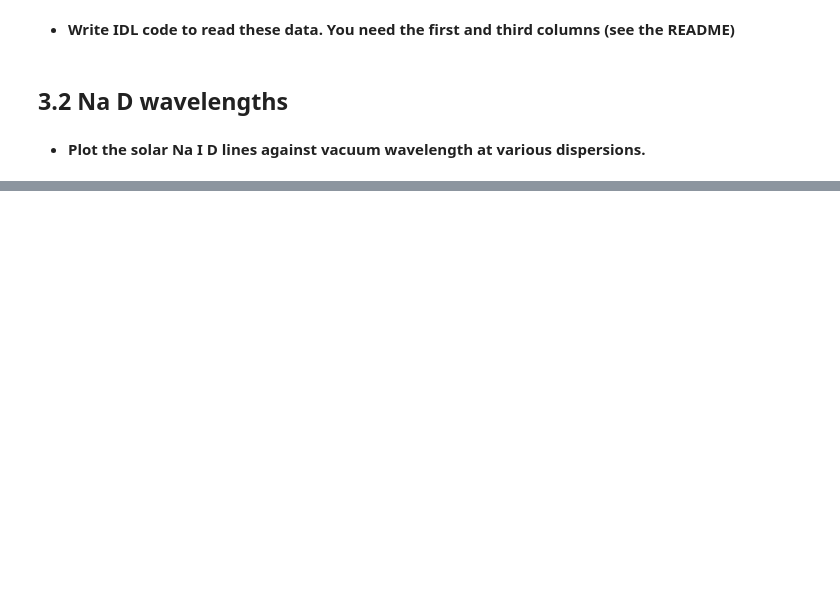
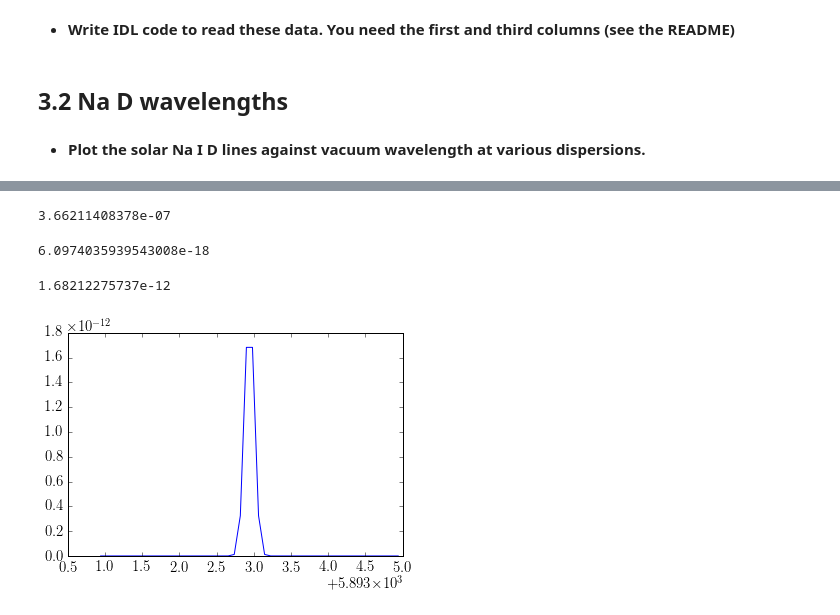
Before and after one commit to mattcwilde/Classes, a Jupyter notebook: ASTR521/HW6-LabB3/Lab-B3.ipynb, the cells around one changed output, grey strips where cells are left out. Cells and saved outputs as stored; diff of their text form; code cells hidden in the pictures; blank space fills up the shorter version.

```diff
--- a/ASTR521/HW6-LabB3/Lab-B3.ipynb
+++ b/ASTR521/HW6-LabB3/Lab-B3.ipynb
@@ -66,0 +174,7 @@ plt.show()
+# %%
+print sahabolt(T[40], nel[40], 1, 1)
+# %% [output]
+3.66211408378e-07
+# %%
+def H(a,v):
+    return np.exp(-v**2) + a/(np.sqrt(np.pi)*v**2)
@@ -66,0 +262,14 @@ plt.show()
+# %%
+NaD1_ext(5995.94, T[40], nel[40], n_Htotal[40], vturb[40], ptot[40], 1e4)
+# %% [output]
+6.0974035939543008e-18
+# %%
+# short_wave = wave_air[(wave_air > 5887) & (wave_air < 5892)][::10]
+short_wave = np.linspace(5893.94, 5897.94, 50) #was 500
+lam0 = 5895.94
+plt.plot(short_wave, NaD1_ext(short_wave, T[40], nel[40], n_Htotal[40], vturb[40], ptot[40],1))
+
+print NaD1_ext(short_wave, T[40], nel[40], n_Htotal[40], vturb[40], ptot[40], 1).max()
+# %% [output]
+1.68212275737e-12
+[figure, added]
```
Also changed, not shown: parts of 21 cells of this notebook, 19 other files.
